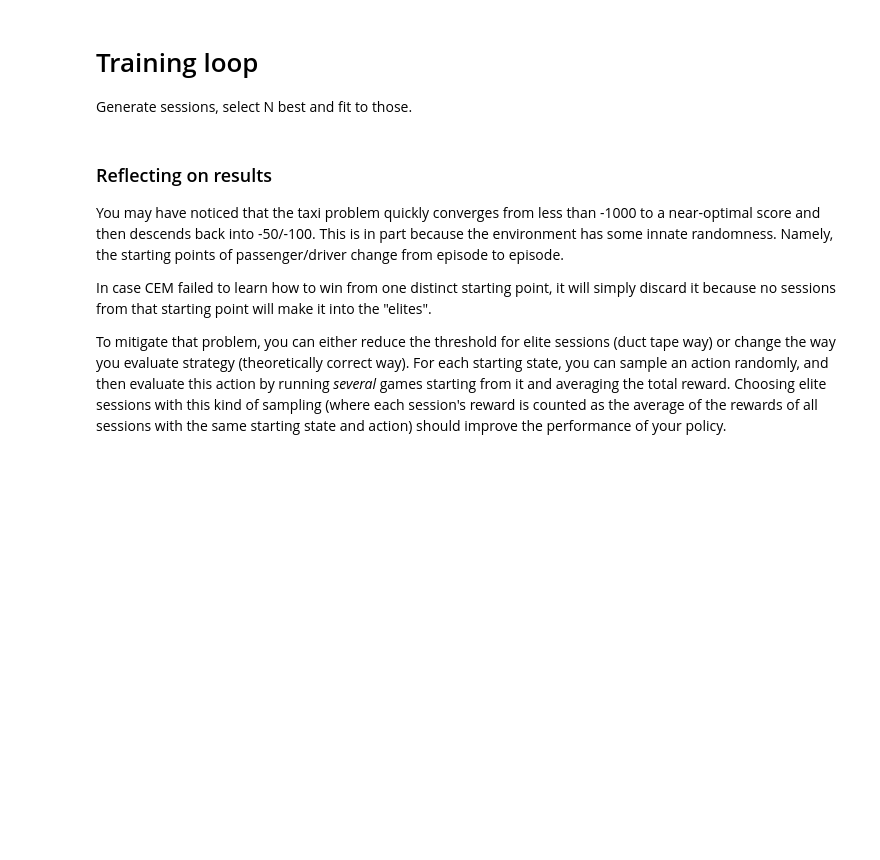
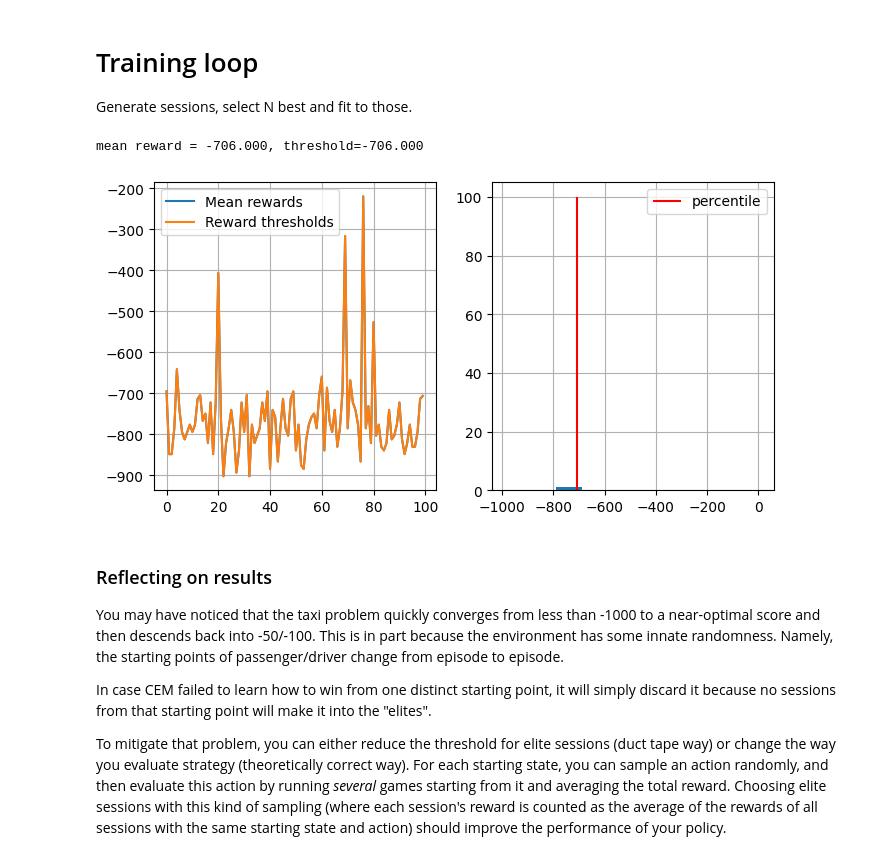
Before and after one commit to abhinavp5/Practical_RL, a Jupyter notebook: week01_intro/crossentropy_method.ipynb, the cells around one changed output. Saved outputs shown, nothing was run; the diff lists cells and outputs as text; code cells hidden in the pictures; blank space fills up the shorter version.

```diff
--- a/week01_intro/crossentropy_method.ipynb
+++ b/week01_intro/crossentropy_method.ipynb
@@ -91,9 +91,10 @@ def generate_session(env, policy, t_max=10**4):
         # Hint: you can use np.random.choice for sampling action
         # https://numpy.org/doc/stable/reference/random/generated/numpy.random.choice.html
 
-        a = np.random.choice(policy[s])
-        print(a)
-        print(type(a))
+        '''
+
+        '''
+        a = np.random.choice(n_actions, p = policy[s] )
 
         new_s, r, terminated, truncated, _ = env.step(a)
 
@@ -212,10 +241,33 @@ def get_new_policy(elite_states, elite_actions):
 
     """
 
+
     new_policy = np.zeros([n_states, n_actions])
+    state_totals = {}
+    for state, action in zip(elite_states,elite_actions):
+      new_policy[state,action] +=1
 
-    <YOUR CODE: set probabilities for actions given elite states & actions>
-    # Don't forget to set 1/n_actions for all actions in unvisited states.
+
+      #adding to the total count of states
+      if state in state_totals:
+        state_totals[state]+=1
+      else:
+        state_totals[state] = 1
+
+    for state in range(n_states):
+      total_sum  = sum(new_policy[state])
+      if total_sum !=0:
+        new_policy[state] = [x/total_sum for x in new_policy[state]]
+      else:
+        new_policy[state] = [1/n_actions for _ in new_policy[state]]
+
+
+
+
+
+    # <YOUR CODE: set probabilities for actions given elite states & actions>
+    # # Don't forget to set 1/n_actions for all actions in unvisited states.
+
 
     return new_policy
 # %%
@@ -289,23 +344,26 @@ policy = initialize_policy(n_states, n_actions)
 # %%
 n_sessions = 250  # sample this many sessions
 percentile = 50  # discard this percentage of sessions with lowest rewards
 learning_rate = 0.5  # how quickly the policy is updated, on a scale from 0 to 1
 
 log = []
 
 for i in range(100):
-    %time sessions = [ <YOUR CODE: generate a list of n_sessions new sessions> ]
+    %time sessions = [ generate_session(env,policy)]
 
     states_batch, actions_batch, rewards_batch = zip(*sessions)
 
-    elite_states, elite_actions = <YOUR CODE: select elite states & actions>
+    elite_states, elite_actions = select_elites(states_batch, actions_batch, rewards_batch, percentile=0)
 
-    new_policy = <YOUR CODE: compute new policy>
+    new_policy = get_new_policy(elite_states, elite_actions)
 
     policy = learning_rate * new_policy + (1 - learning_rate) * policy
 
     # display results on chart
     show_progress(rewards_batch, log, percentile)
+# %% [output]
+mean reward = -706.000, threshold=-706.000
+[figure, added]
 # %% [markdown]
 ### Reflecting on results
 
```
Also changed, not shown: parts of 5 cells of this notebook.
